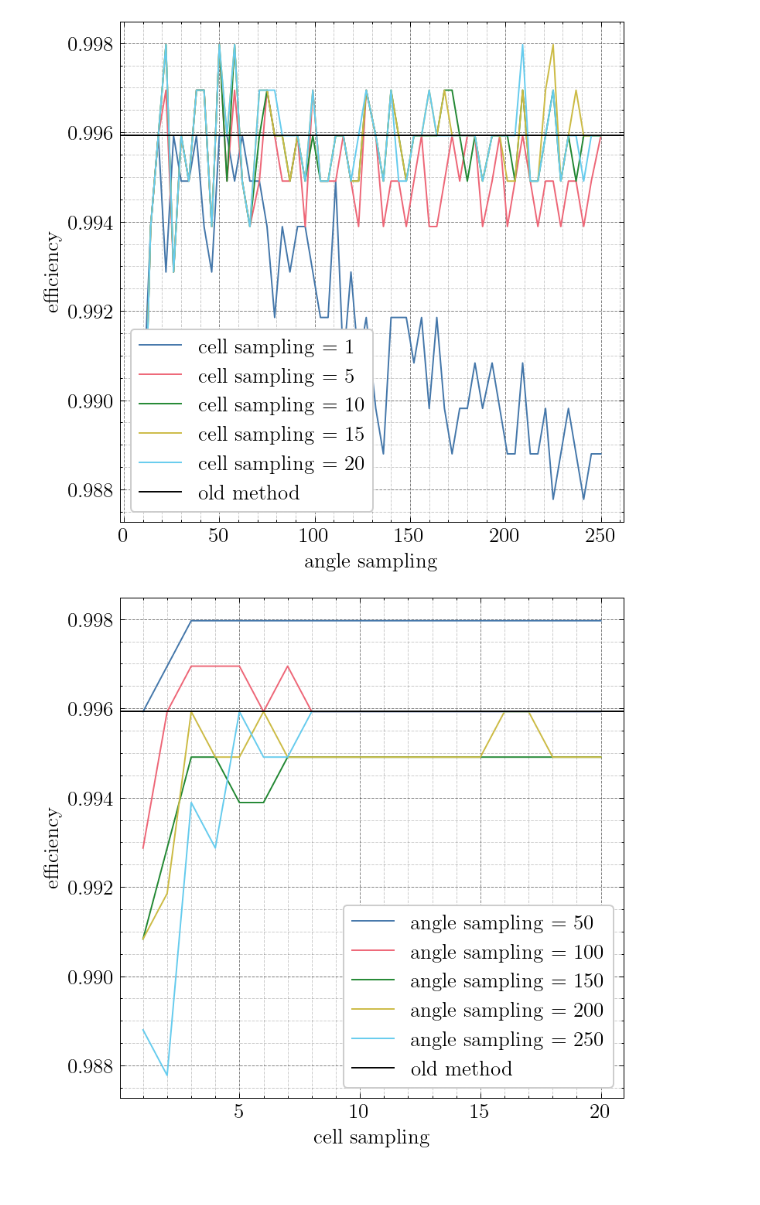
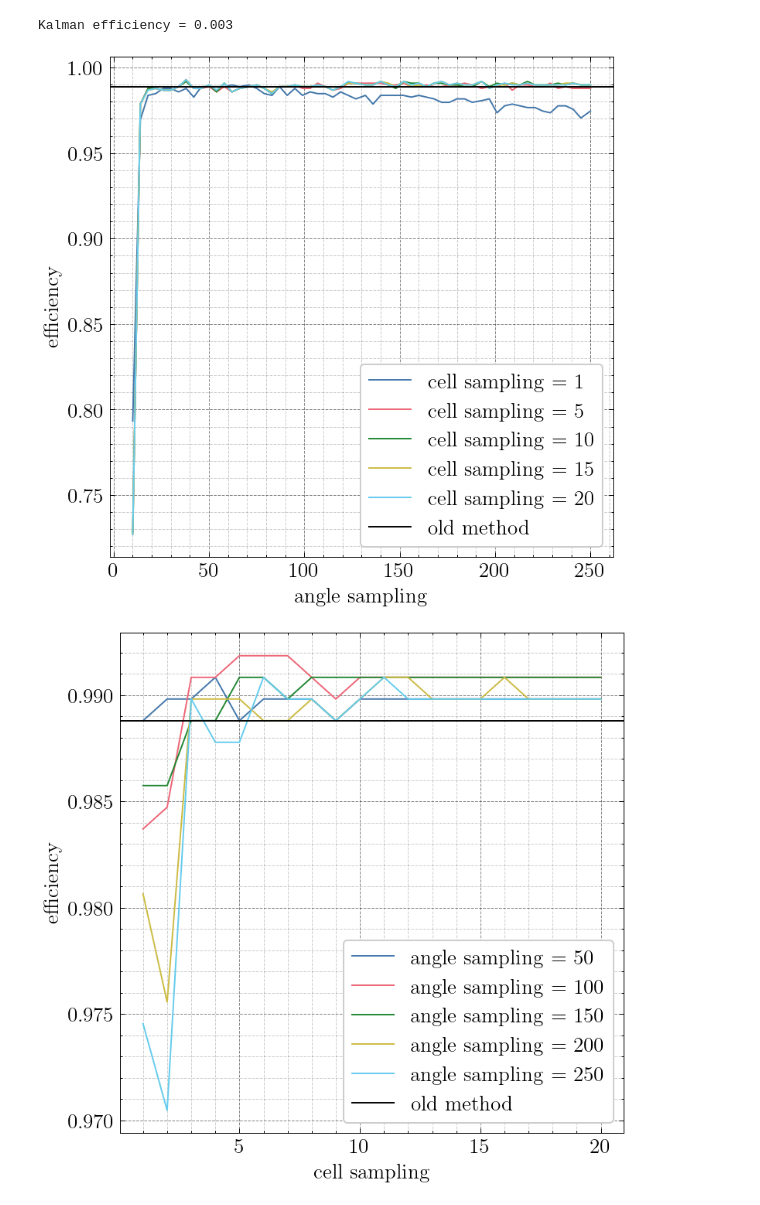
Before and after one commit to kauniska/ecal_reco, a Jupyter notebook: geant4/analysis/hough_parameters_GEANT.ipynb, the cells around one changed output. Cells and saved outputs as stored; diff of their text form; code cells hidden in the pictures.

```diff
--- a/geant4/analysis/hough_parameters_GEANT.ipynb
+++ b/geant4/analysis/hough_parameters_GEANT.ipynb
@@ -19,7 +19,7 @@ import scienceplots
 plt.style.use(['science', 'grid', 'bright'])
 plt.rcParams.update({
     "text.usetex": True,
-    "font.family": "Computer Modern Roman",
+    #"font.family": "Computer Modern Roman",
     'text.latex.preamble': [r'\usepackage{amsmath} \usepackage{amssymb} \usepackage{siunitx}'],
     'figure.dpi': 140,
     'font.size': 14,
@@ -59,13 +59,13 @@ def create_tracks(df, plot=False):
 
     return tracks
 # %%
-tracks = create_tracks(df_hits.head(1000))
-total_events = len(tracks)
-with open('hough_para_GEANT_tracks.pkl', 'wb') as outp:
-    pickle.dump(tracks, outp, pickle.HIGHEST_PROTOCOL)
+# tracks = create_tracks(df_hits.head(1000))
+# with open('hough_para_GEANT_tracks.pkl', 'wb') as outp:
+#     pickle.dump(tracks, outp, pickle.HIGHEST_PROTOCOL)
 
 with open('hough_para_GEANT_tracks.pkl', 'rb') as inp:
     tracks = pickle.load(inp)
+total_events = len(tracks)
 # %%
 from timeit import default_timer as timer
 from other_hough_transform import old_method_tracks
@@ -110,13 +110,27 @@ angle_sampling = [50, 100, 150, 200, 250]
 
 ## old Hough transform method
 start = timer()
-for t in tqdm(tracks, desc = 'tracks', leave = True):
-    hits = t.x.hits.copy()
-    hits.extend(t.y.hits.copy())
-    old_method_tracks(hits)
+old_tracks = []
+for t in tqdm(tracks, desc = 'old method', leave = True):
+    hitsX = t.x.hits.copy()
+    hitsY = t.y.hits.copy()
+    outx, tx, index_x = old_method_tracks(hitsX)
+    outy, ty, index_y = old_method_tracks(hitsY)
+    old_t = Track3D()
+    old_t.x = Track(hitsX, tx, outx, 0)
+    old_t.y = Track(hitsY, ty, outy, 0)
+    old_tracks.append(old_t)
 stop = timer()
-ratio_for_old = len([tr for tr in tracks if tr.is_good_2D_fit()]) / total_events
+ratio_for_old = len([tr for tr in old_tracks if tr.is_good_2D_fit()]) / total_events
 timing_for_old = (stop - start) * 1000 / total_events
+
+## Kalman filter method
+start = timer()
+for t in tqdm(tracks, desc = 'Kalman', leave = True):
+    t.kalman_filter()
+stop = timer()
+ratio_Kalman = len([tr for tr in tracks if tr.is_good_2D_fit()]) / total_events
+timing_Kalman = (stop - start) * 1000 / total_events
 
 
 with open('hough_para_GEANT_for_cells2.pkl', 'rb') as inp:
@@ -155,5 +140,5 @@ axs[1].legend()
 # %%
-
+print('Kalman efficiency = {:.3f}'.format(ratio_Kalman))
 # fig, axs = plt.subplots(1, 2, figsize=(20, 6))
 plt.figure(figsize=(6, 6))
 for i in range(len(cell_sampling)):
@@ -171,34 +156,35 @@ for i in range(len(angle_sampling)):
     plt.plot(for_angles_cell_sampling, ratios_for_angles[i], label = 'angle sampling = {}'.format(angle_sampling[i]))
 plt.axhline(ratio_for_old, 0, 1, c = 'k', label = 'old method')
 plt.xlabel('cell sampling')
 plt.ylabel('efficiency')
 plt.grid(which='major', alpha=0.5)
 plt.grid(which='minor', alpha=0.2)
 plt.legend()
 plt.savefig('../../../figs/hough_parameters_GEANT_ratio_for_angles.pdf')
 
 # fig, axs = plt.subplots(1, 2, figsize=(20, 6))
 plt.figure(figsize=(6, 6))
 for i in range(len(cell_sampling)):
     plt.plot(for_cells_angle_sampling, timings_for_cells[i], label = 'cell sampling = {}'.format(cell_sampling[i]))
 plt.axhline(timing_for_old, 0, 1, color = 'k', label = 'old method')
 plt.xlabel('angle sampling')
-plt.ylabel('mean time per track')
+plt.ylabel('mean time per track [ms]')
 plt.grid(which='major', alpha=0.5)
 plt.grid(which='minor', alpha=0.2)
 plt.legend()
 plt.savefig('../../../figs/hough_parameters_GEANT_timing_for_cells.pdf')
 
 plt.figure(figsize=(6, 6))
 for i in range(len(angle_sampling)):
     plt.plot(for_angles_cell_sampling, timings_for_angles[i], label = 'angle sampling = {}'.format(angle_sampling[i]))
 plt.axhline(timing_for_old, 0, 1, color = 'k', label = 'old method')
 plt.xlabel('cell sampling')
-plt.ylabel('mean time per track')
+plt.ylabel('mean time per track [ms]')
 plt.grid(which='major', alpha=0.5)
 plt.grid(which='minor', alpha=0.2)
 plt.legend()
 plt.savefig('../../../figs/hough_parameters_GEANT_timing_for_angles.pdf')
 # %% [output]
+Kalman efficiency = 0.003
-[figure, old version]
+[figure, new version]
-[figure, old version]
+[figure, new version]
```
Also changed, not shown: parts of 2 cells of this notebook, 6 other files.
